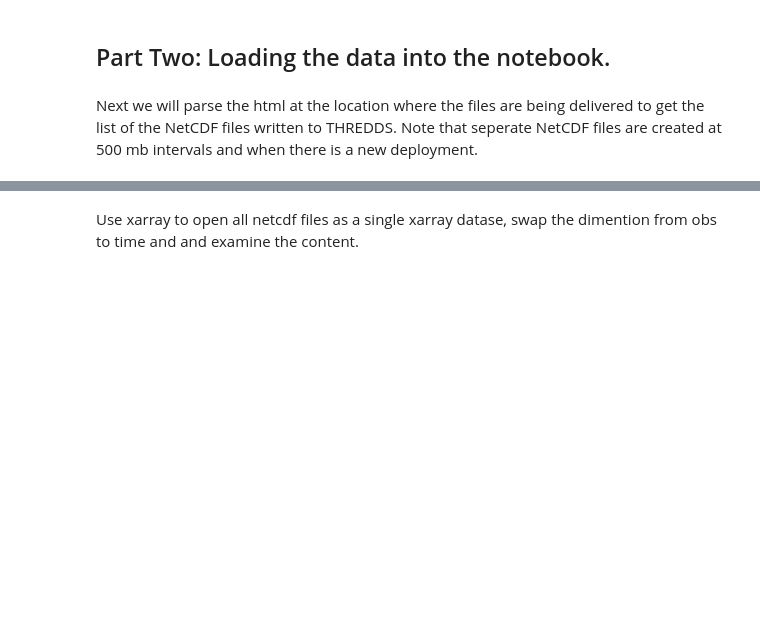
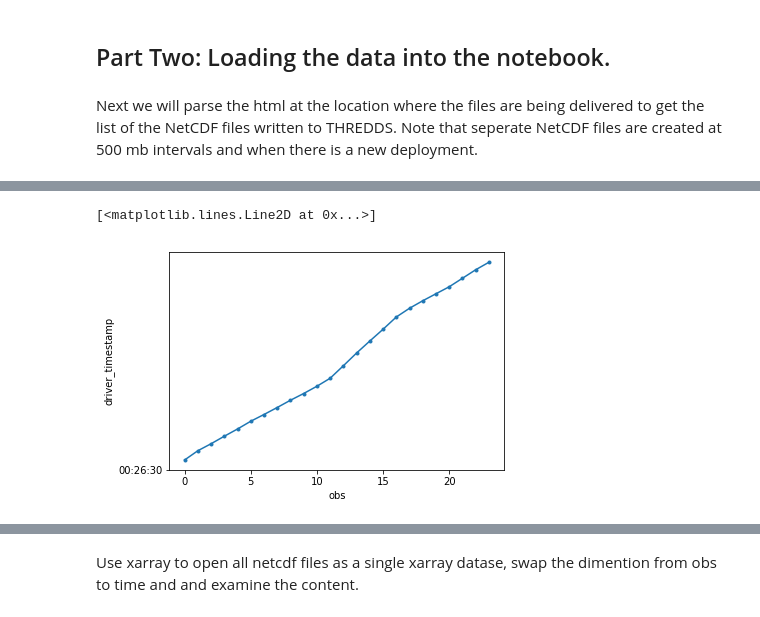
Before and after one commit to OSOceanAcoustics/echopype, a Jupyter notebook: notebooks/01_netcdf_example_adcp.ipynb, the cells around one changed output, grey strips where cells are left out. Cells and saved outputs as stored; diff of their text form; code cells hidden in the pictures; blank space fills up the shorter version.

Commit message:
notebooks to pull ADCP and AZFP nc files from OOI

```diff
--- a/notebooks/01_netcdf_example_adcp.ipynb
+++ b/notebooks/01_netcdf_example_adcp.ipynb
@@ -51,14 +55,30 @@ http://ooi.visualocean.net/instruments/view/RS03ASHS-MJ03B-07-TMPSFA301
 
 ![RS03ASHS-MJ03B-07-TMPSFA301](https://github.com/friedrichknuth/ooi_data_analysis/raw/master/qc_db_images/RS03ASHS-MJ03B-07-TMPSFA301.png)
 # %%
-subsite = 'CE04OSBP'
-node = 'LJ01C'
-sensor = '05-ADCPSI103'
-method = 'streamed'
-stream = 'adcp_velocity_beam'
-beginDT = '2017-08-21T00:00:00.000Z' #begin of first deployement
-# endDT = None
-endDT = '2017-08-22T23:59:59.000Z' #begin of first deployement
+# subsite = 'CE04OSBP'
+# node = 'LJ01C'
+# sensor = '05-ADCPSI103'
+# method = 'streamed'
+# stream = 'adcp_velocity_beam'
+# beginDT = '2017-08-21T00:00:00.000Z' #begin of first deployement
+# # endDT = None
+# endDT = '2017-08-22T23:59:59.000Z' #begin of first deployement
+
+# subsite = 'CE06ISSM'
+# node = 'MFD35'
+# sensor = '04-ADCPTM000'
+# method = 'recovered_host'
+# stream = 'adcp_velocity_earth'
+# beginDT = '2016-11-01T00:00:00.000Z' #begin of first deployement
+# endDT = '2016-11-02T00:00:00.000Z'
+
+subsite = 'CE06ISSM'
+node = 'MFD37'
+sensor = '07-ZPLSCC000'
+method = 'telemetered'
+stream = 'zplsc_c_instrument'
+beginDT = '2016-11-01T00:00:00.000Z' #begin of first deployement
+endDT = '2016-11-02T00:00:00.000Z'
 
 # subsite = 'RS03ASHS'
 # node = 'MJ03B'
@@ -67,6 +87,14 @@ endDT = '2017-08-22T23:59:59.000Z' #begin of first deployement
 # stream = 'tmpsf_sample'
 # beginDT = '2014-09-27T01:01:01.000Z' #begin of first deployement
 # endDT = None
+
+# subsite = 'RS03ASHS'
+# node = 'MJ03B'
+# sensor = '07-TMPSFA301'
+# method = 'streamed'
+# stream = 'tmpsf_sample'
+# beginDT = '2014-09-27T01:01:01.000Z' #begin of first deployement
+# endDT = None
 # %% [markdown]
 Send the data request.
 # %%
@@ -138,0 +173,3 @@ datasets
+# %%
+ds = xr.open_mfdataset(datasets)
+ds
@@ -138,0 +196,5 @@ datasets
+# %%
+ds['driver_timestamp'].plot(marker='.')
+# %% [output]
+[<matplotlib.lines.Line2D at 0x...>]
+[figure, added]
```
Also changed, not shown: parts of 11 cells of this notebook, 1 other file.
